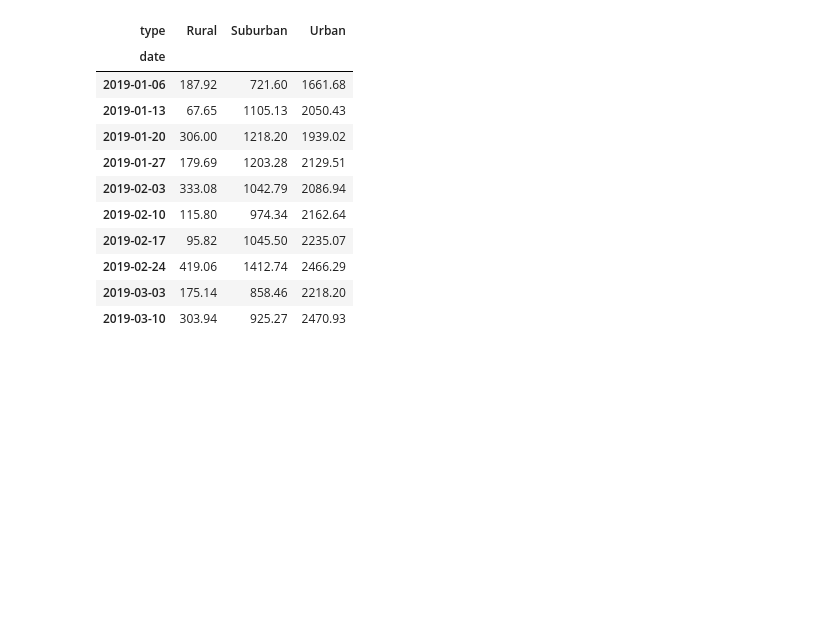
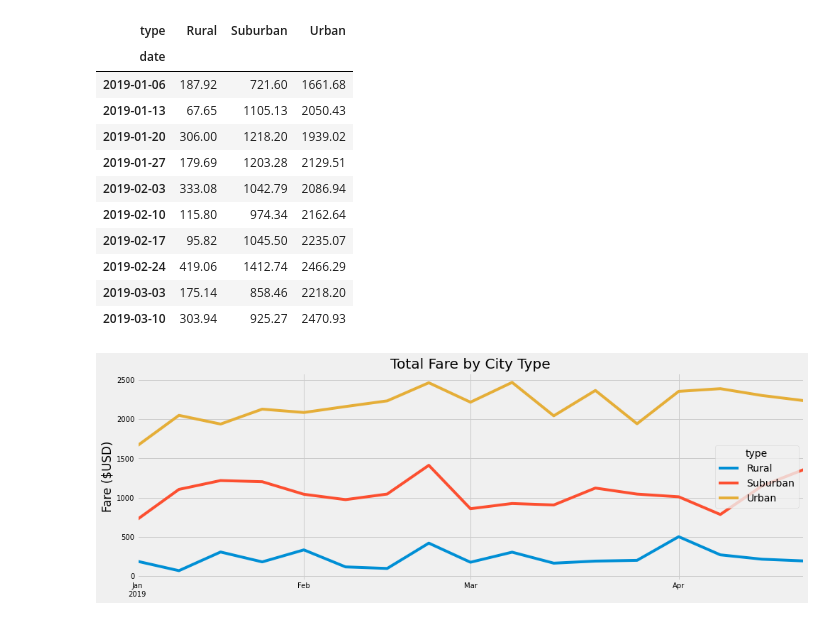
Before and after one commit to Elisa-m/PyBer_Analysis, a Jupyter notebook: PyBer_Challenge.ipynb, the cells around one changed output. Saved outputs shown, nothing was run; the diff lists cells and outputs as text; code cells hidden in the pictures; blank space fills up the shorter version.

```diff
--- a/PyBer_Challenge.ipynb
+++ b/PyBer_Challenge.ipynb
@@ -135,7 +135,22 @@ df_month.head(10)
 # %%
 # 16. Using the object-oriented interface method, plot the resample DataFrame using the df.plot() function.
 
 # Import the style from Matplotlib.
 from matplotlib import style
+
 # Use the graph style fivethirtyeight.
 style.use('fivethirtyeight')
+
+## Create plot.
+ax = df_month.plot(title='Total Fare by City Type', fontsize=10, figsize=(15, 5))
+
+## Add label to y-axis.
+ax.set_ylabel('Fare ($USD)')
+
+## Remove label on x-axis.
+ax.set_xlabel('')
+
+## Save graph.
+plt.savefig("Analysis/PyBer_fare_summary.png")
+# %% [output]
+[figure, added]
```
